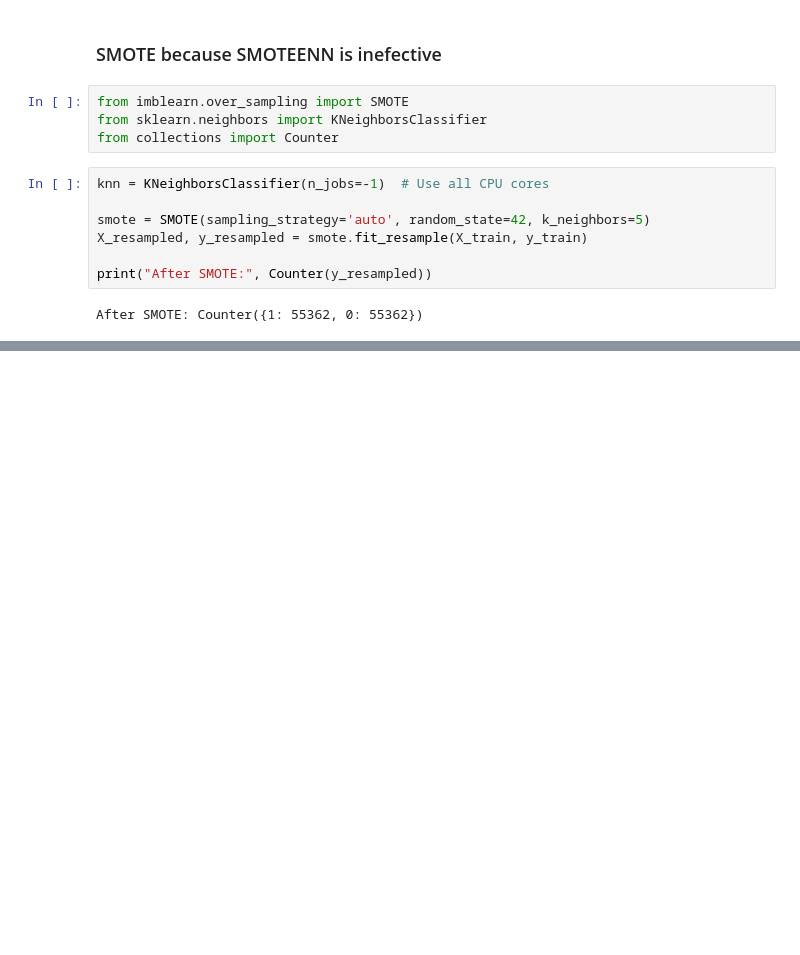
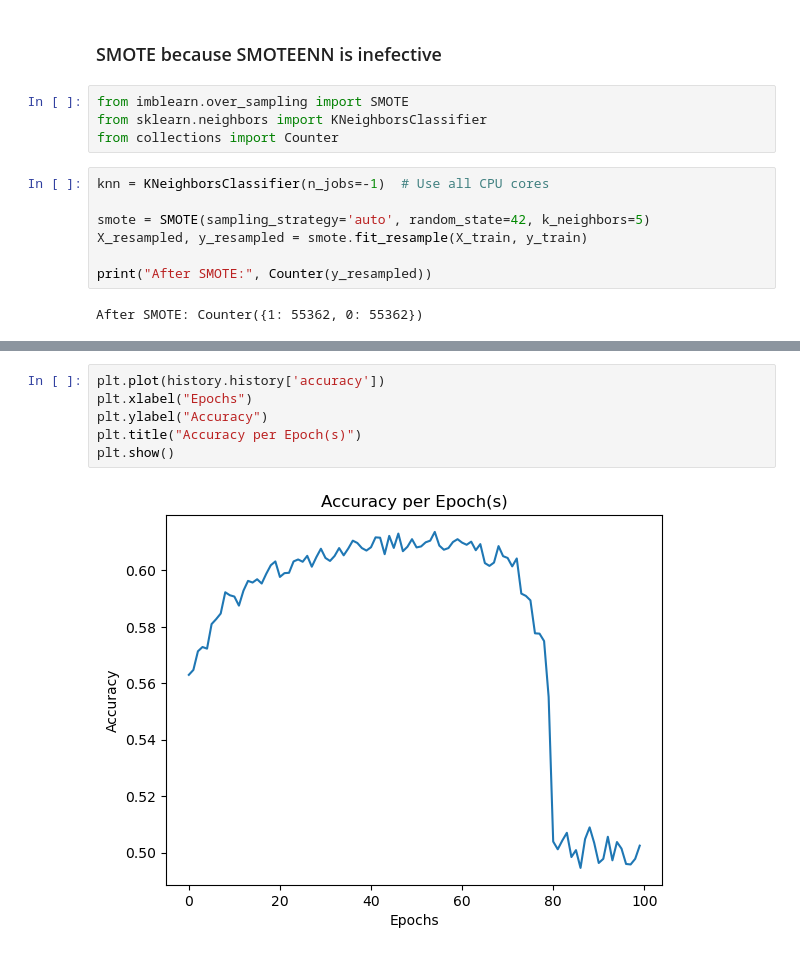
Before and after one commit to Pasya-Kemal/DataMining., a Jupyter notebook: Academya.ipynb, the cells around one changed output, grey strips where cells are left out. Drawn from its saved outputs; the diff is of its cells as text; blank space fills up the shorter version.

```diff
--- a/Academya.ipynb
+++ b/Academya.ipynb
@@ -304,0 +417,8 @@ After SMOTE: Counter({1: 55362, 0: 55362})
+# %%
+plt.plot(history.history['accuracy'])
+plt.xlabel("Epochs")
+plt.ylabel("Accuracy")
+plt.title("Accuracy per Epoch(s)")
+plt.show()
+# %% [output]
+[figure, added]
```
Also changed, not shown: parts of 7 cells of this notebook.
